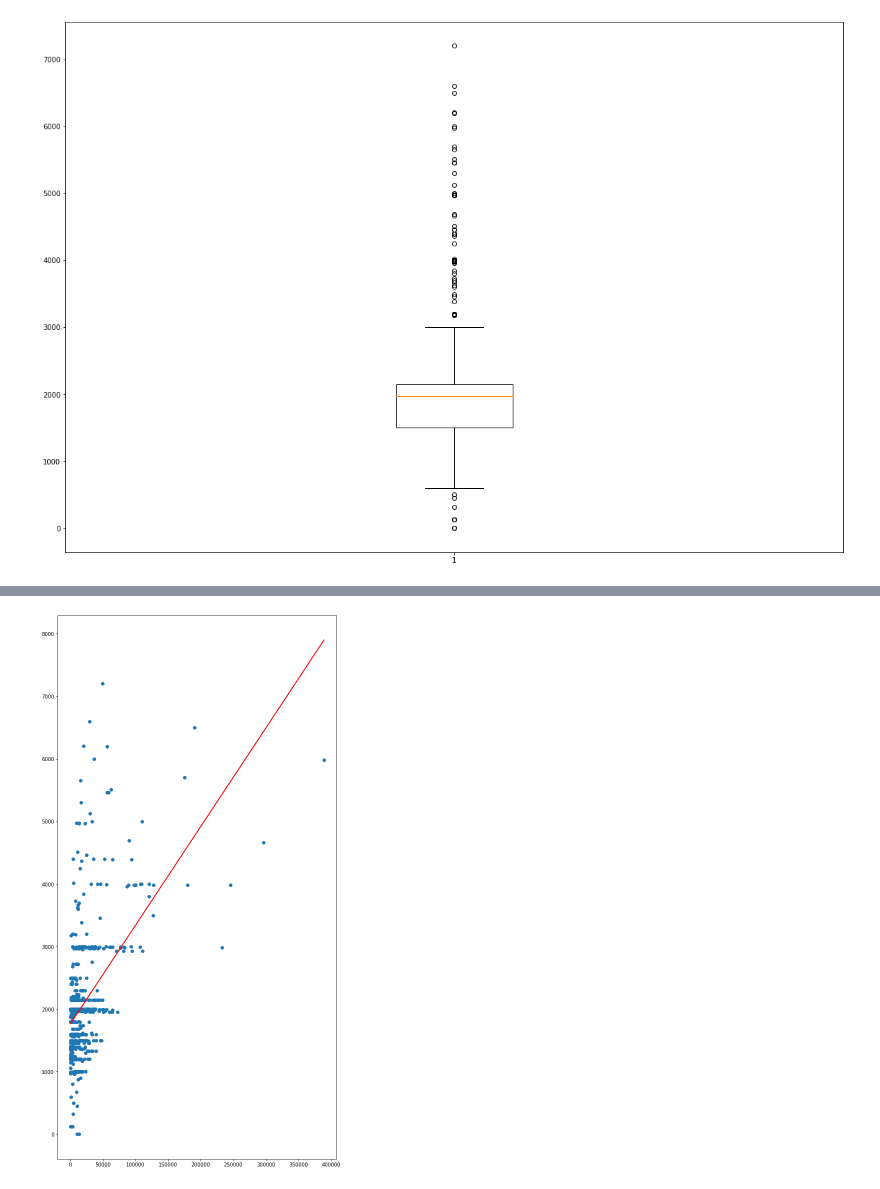
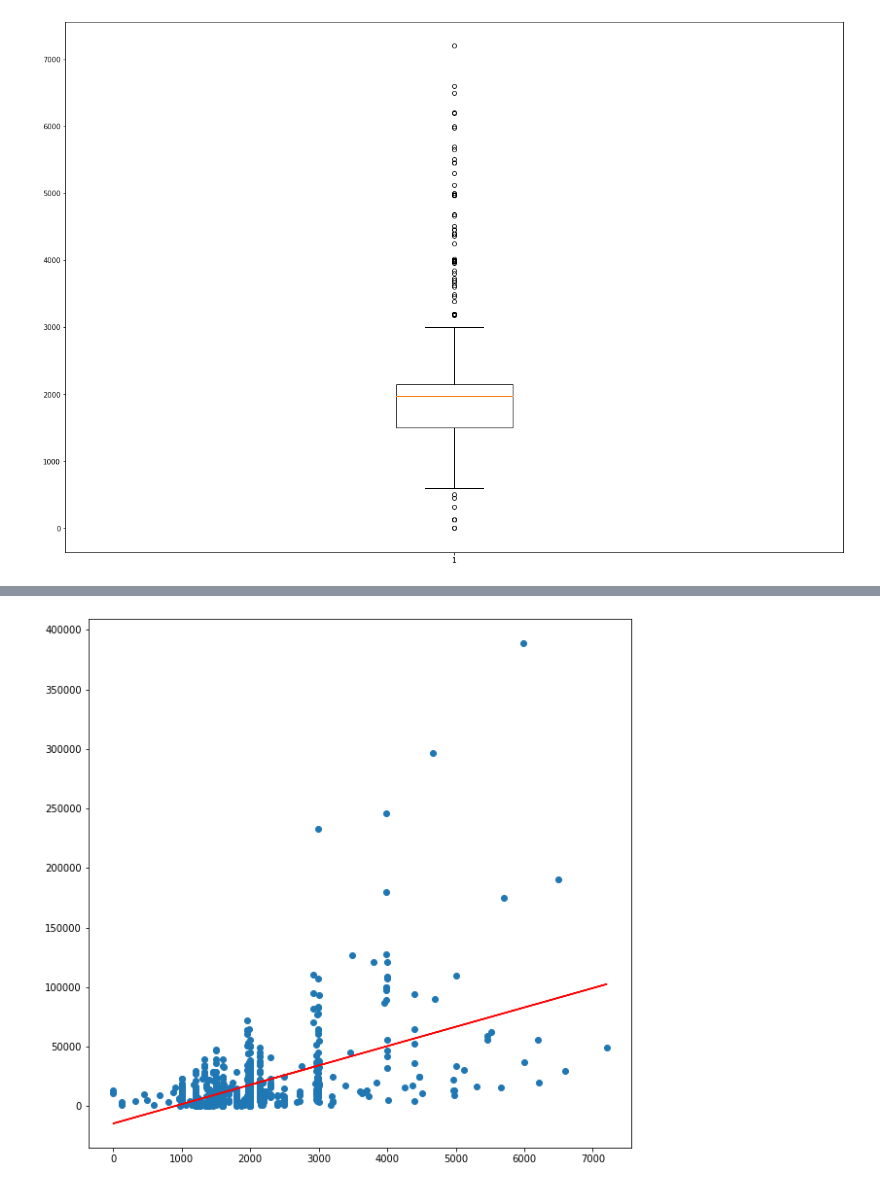
Before and after one commit to tableClothed/cars-price-comparision, a Jupyter notebook: fill_nan.ipynb, the cells around one changed output, grey strips where cells are left out. Cells and saved outputs as stored; diff of their text form; code cells hidden in the pictures.

Commit message:
more correlation graphs

```diff
--- a/fill_nan.ipynb
+++ b/fill_nan.ipynb
@@ -60,4 +60,6 @@ df.head()
 | 3 | volkswagen polo | 1 | 1999 | 154000.0 | 44.0 | 60.0 | 0 | 6.3 | ... |
 | 4 | nissan micra | 3 | 1998 | 140000.0 | 40.0 | 54.0 | 0 | 6.0 | ... |
 # %%
+df.loc[df.year < 1, ["year"]] = "unknown"
 df = df[df.price_eur < 1600000]
+df.price_eur.describe().to_frame()
@@ -134,8 +127,8 @@ import operator
 from sklearn.metrics import mean_absolute_error
 from sklearn.metrics import mean_squared_error, r2_score
 
-y = np.array(df_eng_size.engine_size).reshape(-1, 1)
-x = np.array(df_eng_size.price_eur).reshape(-1, 1)
+x = np.array(df_eng_size.engine_size).reshape(-1, 1)
+y = np.array(df_eng_size.price_eur).reshape(-1, 1)
 
 reg = LinearRegression().fit(x, y)
 y_pred = reg.predict(x)
@@ -145,7 +138,7 @@ r2 = r2_score(y,y_pred)
 print(rmse)
 print(r2)
 
-plt.figure(figsize=(10,20))
+plt.figure(figsize=(10,10))
 plt.scatter(x, y)
 plt.plot(x, y_pred, color="red")
 plt.show()
@@ -155,2 +148,2 @@ plt.show()
-[figure, old version]
+[figure, new version]
 # %%
```
Also changed, not shown: parts of 23 cells of this notebook, 1 other file.
